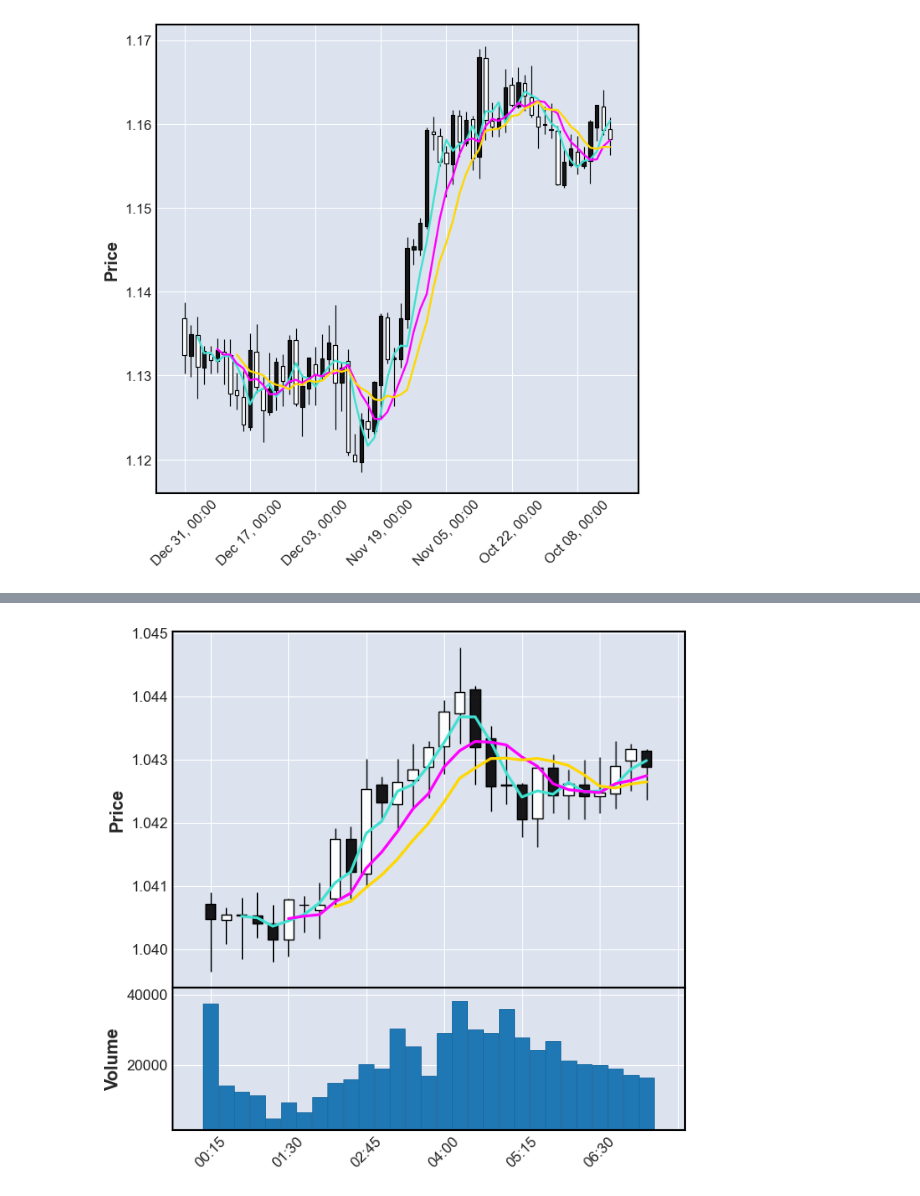
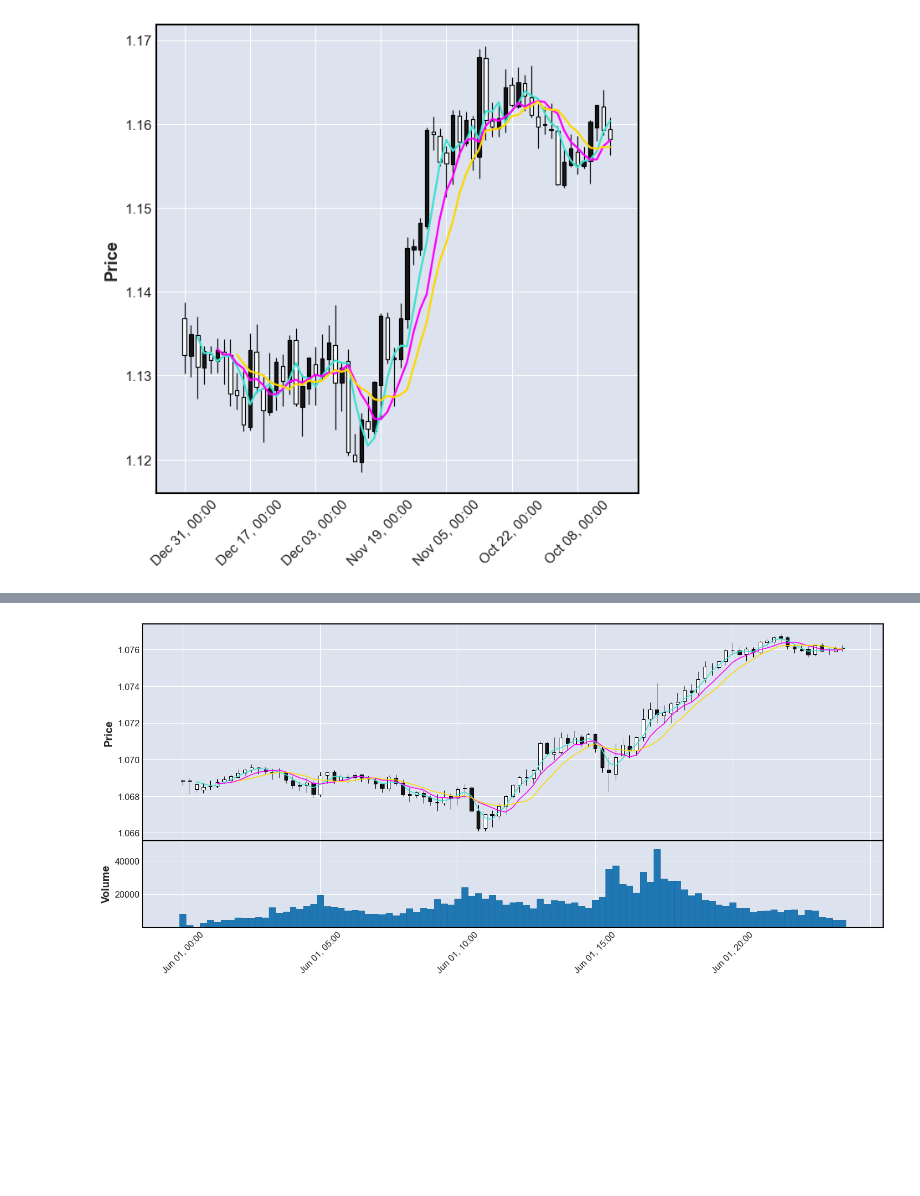
Before and after one commit to maratgaliulin/fin_math_project, a Jupyter notebook: practical_implementation/model/01.start.ipynb, the cells around one changed output, grey strips where cells are left out. Cells and saved outputs as stored; diff of their text form; code cells hidden in the pictures; blank space fills up the shorter version.

Commit message:
оптимизировал класс dfContainer_intraday, упростил отрисовку графика за опр.промежутки времени

```diff
--- a/practical_implementation/model/01.start.ipynb
+++ b/practical_implementation/model/01.start.ipynb
@@ -14,4 +34,4 @@ df_cont_15_min = dfContainerIntraDay('data/EURUSD_01-12-2022_09-12-2023.csv')  #
 # %%
-df_cont_15_min.draw_graph(start_date='2022-01-12 00:15:00', end_date='2022-01-12 07:15:00', vol=True) # Отрисовка графика с помощью метода draw_graph()
+df_cont_15_min.draw_graph(start_date='2023-06-01', vol=True, type_graph=1, fig_sz=(19, 8)) # Отрисовка графика с помощью метода draw_graph()
 # %% [output]
-[figure, old version]
+[figure, new version]
```
Also changed, not shown: parts of 1 cell of this notebook, 1 other file.
